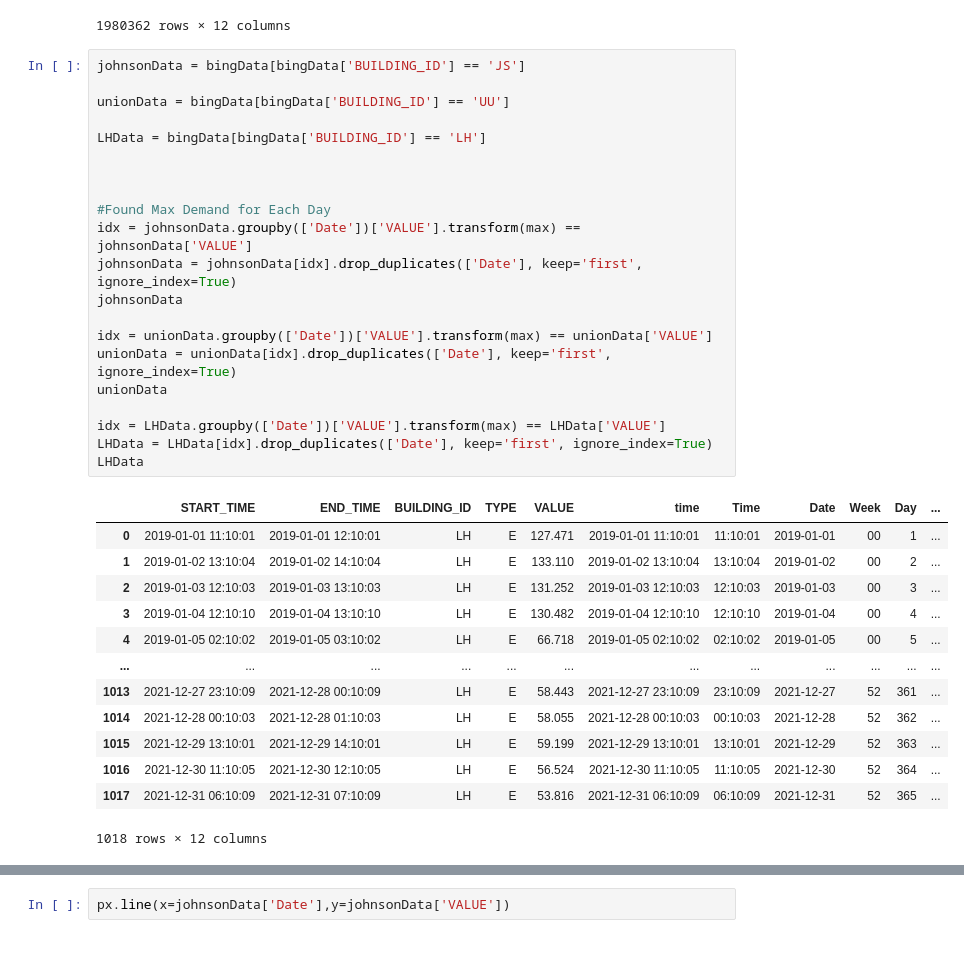
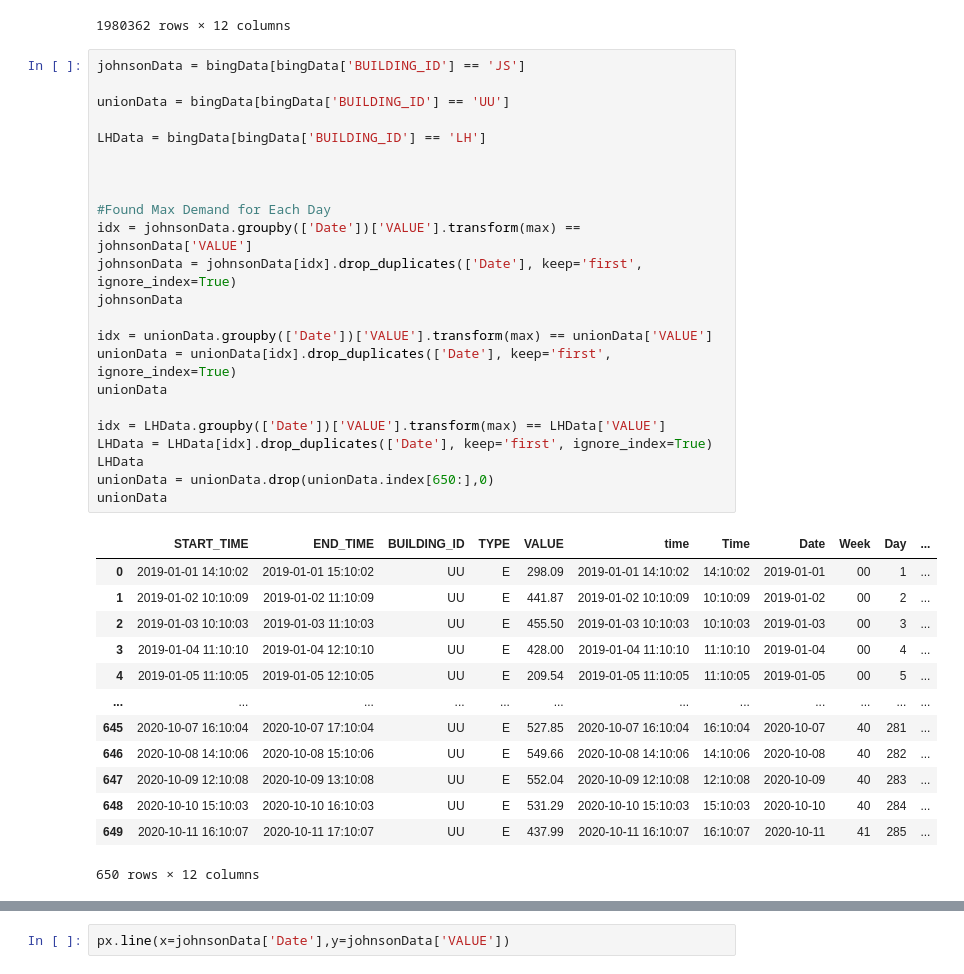
Before and after one commit to AaliyaJakir/energyResearch, a Jupyter notebook: exploring_bing_data.ipynb, the cells around one changed output, grey strips where cells are left out. Cells and saved outputs as stored; diff of their text form.

```diff
--- a/exploring_bing_data.ipynb
+++ b/exploring_bing_data.ipynb
@@ -81,35 +81,37 @@ See the caveats in the documentation: https://pandas.pydata.org/pandas-docs/stab
 # %%
 johnsonData = bingData[bingData['BUILDING_ID'] == 'JS']
 
 unionData = bingData[bingData['BUILDING_ID'] == 'UU']
 
 LHData = bingData[bingData['BUILDING_ID'] == 'LH']
 
 
 
 #Found Max Demand for Each Day
 idx = johnsonData.groupby(['Date'])['VALUE'].transform(max) == johnsonData['VALUE']
 johnsonData = johnsonData[idx].drop_duplicates(['Date'], keep='first', ignore_index=True)
 johnsonData
 
 idx = unionData.groupby(['Date'])['VALUE'].transform(max) == unionData['VALUE']
 unionData = unionData[idx].drop_duplicates(['Date'], keep='first', ignore_index=True)
 unionData
 
 idx = LHData.groupby(['Date'])['VALUE'].transform(max) == LHData['VALUE']
 LHData = LHData[idx].drop_duplicates(['Date'], keep='first', ignore_index=True)
 LHData
+unionData = unionData.drop(unionData.index[650:],0)
+unionData
 # %% [output]
 |  | START_TIME | END_TIME | BUILDING_ID | TYPE | VALUE | time | Time | Date | Week | Day | ... |
-| 0 | 2019-01-01 11:10:01 | 2019-01-01 12:10:01 | LH | E | 127.471 | 2019-01-01 11:10:01 | 11:10:01 | 2019-01-01 | 00 | 1 | ... |
-| 1 | 2019-01-02 13:10:04 | 2019-01-02 14:10:04 | LH | E | 133.110 | 2019-01-02 13:10:04 | 13:10:04 | 2019-01-02 | 00 | 2 | ... |
-| 2 | 2019-01-03 12:10:03 | 2019-01-03 13:10:03 | LH | E | 131.252 | 2019-01-03 12:10:03 | 12:10:03 | 2019-01-03 | 00 | 3 | ... |
-| 3 | 2019-01-04 12:10:10 | 2019-01-04 13:10:10 | LH | E | 130.482 | 2019-01-04 12:10:10 | 12:10:10 | 2019-01-04 | 00 | 4 | ... |
-| 4 | 2019-01-05 02:10:02 | 2019-01-05 03:10:02 | LH | E | 66.718 | 2019-01-05 02:10:02 | 02:10:02 | 2019-01-05 | 00 | 5 | ... |
+| 0 | 2019-01-01 14:10:02 | 2019-01-01 15:10:02 | UU | E | 298.09 | 2019-01-01 14:10:02 | 14:10:02 | 2019-01-01 | 00 | 1 | ... |
+| 1 | 2019-01-02 10:10:09 | 2019-01-02 11:10:09 | UU | E | 441.87 | 2019-01-02 10:10:09 | 10:10:09 | 2019-01-02 | 00 | 2 | ... |
+| 2 | 2019-01-03 10:10:03 | 2019-01-03 11:10:03 | UU | E | 455.50 | 2019-01-03 10:10:03 | 10:10:03 | 2019-01-03 | 00 | 3 | ... |
+| 3 | 2019-01-04 11:10:10 | 2019-01-04 12:10:10 | UU | E | 428.00 | 2019-01-04 11:10:10 | 11:10:10 | 2019-01-04 | 00 | 4 | ... |
+| 4 | 2019-01-05 11:10:05 | 2019-01-05 12:10:05 | UU | E | 209.54 | 2019-01-05 11:10:05 | 11:10:05 | 2019-01-05 | 00 | 5 | ... |
 | ... | ... | ... | ... | ... | ... | ... | ... | ... | ... | ... | ... |
-| 1013 | 2021-12-27 23:10:09 | 2021-12-28 00:10:09 | LH | E | 58.443 | 2021-12-27 23:10:09 | 23:10:09 | 2021-12-27 | 52 | 361 | ... |
-| 1014 | 2021-12-28 00:10:03 | 2021-12-28 01:10:03 | LH | E | 58.055 | 2021-12-28 00:10:03 | 00:10:03 | 2021-12-28 | 52 | 362 | ... |
-| 1015 | 2021-12-29 13:10:01 | 2021-12-29 14:10:01 | LH | E | 59.199 | 2021-12-29 13:10:01 | 13:10:01 | 2021-12-29 | 52 | 363 | ... |
-| 1016 | 2021-12-30 11:10:05 | 2021-12-30 12:10:05 | LH | E | 56.524 | 2021-12-30 11:10:05 | 11:10:05 | 2021-12-30 | 52 | 364 | ... |
-| 1017 | 2021-12-31 06:10:09 | 2021-12-31 07:10:09 | LH | E | 53.816 | 2021-12-31 06:10:09 | 06:10:09 | 2021-12-31 | 52 | 365 | ... |
+| 645 | 2020-10-07 16:10:04 | 2020-10-07 17:10:04 | UU | E | 527.85 | 2020-10-07 16:10:04 | 16:10:04 | 2020-10-07 | 40 | 281 | ... |
+| 646 | 2020-10-08 14:10:06 | 2020-10-08 15:10:06 | UU | E | 549.66 | 2020-10-08 14:10:06 | 14:10:06 | 2020-10-08 | 40 | 282 | ... |
+| 647 | 2020-10-09 12:10:08 | 2020-10-09 13:10:08 | UU | E | 552.04 | 2020-10-09 12:10:08 | 12:10:08 | 2020-10-09 | 40 | 283 | ... |
+| 648 | 2020-10-10 15:10:03 | 2020-10-10 16:10:03 | UU | E | 531.29 | 2020-10-10 15:10:03 | 15:10:03 | 2020-10-10 | 40 | 284 | ... |
+| 649 | 2020-10-11 16:10:07 | 2020-10-11 17:10:07 | UU | E | 437.99 | 2020-10-11 16:10:07 | 16:10:07 | 2020-10-11 | 41 | 285 | ... |
-1018 rows × 12 columns
+650 rows × 12 columns
```
Also changed, not shown: parts of 13 cells of this notebook, 2 other files.
